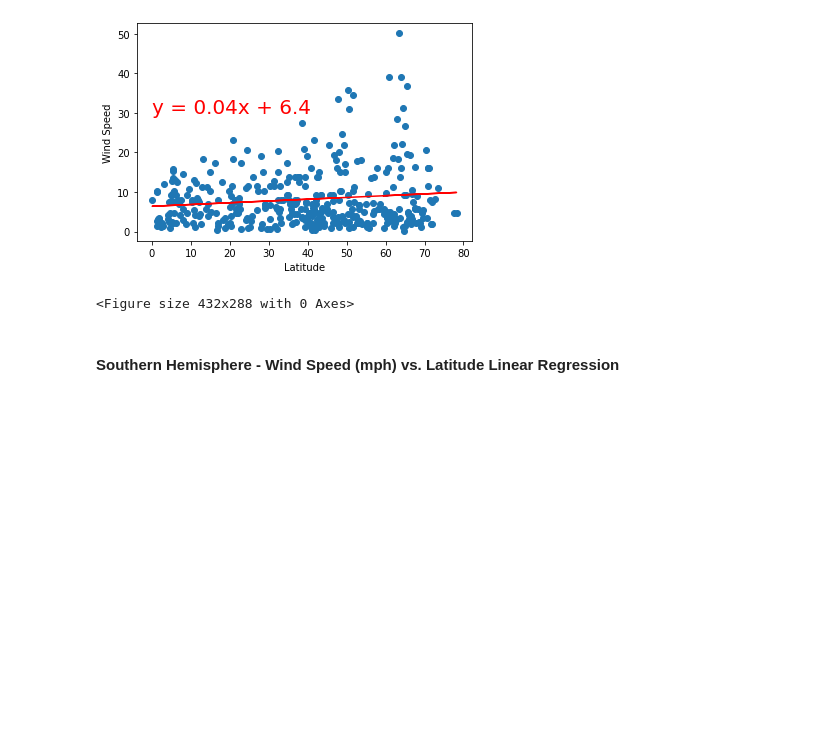
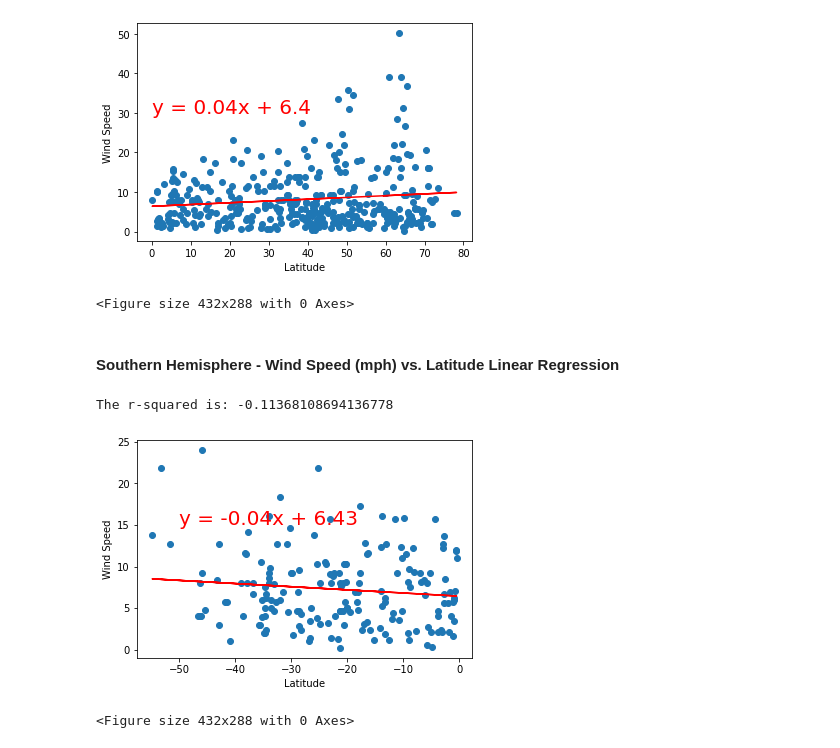
Before and after one commit to emersonmolett/python-api-challenge, a Jupyter notebook: WeatherPy/WeatherPy.ipynb, the cells around one changed output. Cells and saved outputs as stored; diff of their text form; code cells hidden in the pictures; blank space fills up the shorter version.

Commit message:
updated S_Hesiphere_Wind_Lat_Lin_Regression plot

```diff
--- a/WeatherPy/WeatherPy.ipynb
+++ b/WeatherPy/WeatherPy.ipynb
@@ -364,5 +364,10 @@ The r-squared is: 0.12599401697553347
 # %%
 x_values = Southern_hemisphere["Lat"]
 y_values = Southern_hemisphere["Wind Speed"]
 plt.ylabel("Wind Speed")
-print(linear_reg_plot(x_values,y_values))
+linear_reg_plot(x_values,y_values, (-50,15))
+plt.savefig("S_Hesiphere_Wind_Lat_Lin_Regression.png")
+# %% [output]
+The r-squared is: -0.11368108694136778
+[figure, added]
+<Figure size 432x288 with 0 Axes>
```
Also changed, not shown: 1 other file.
